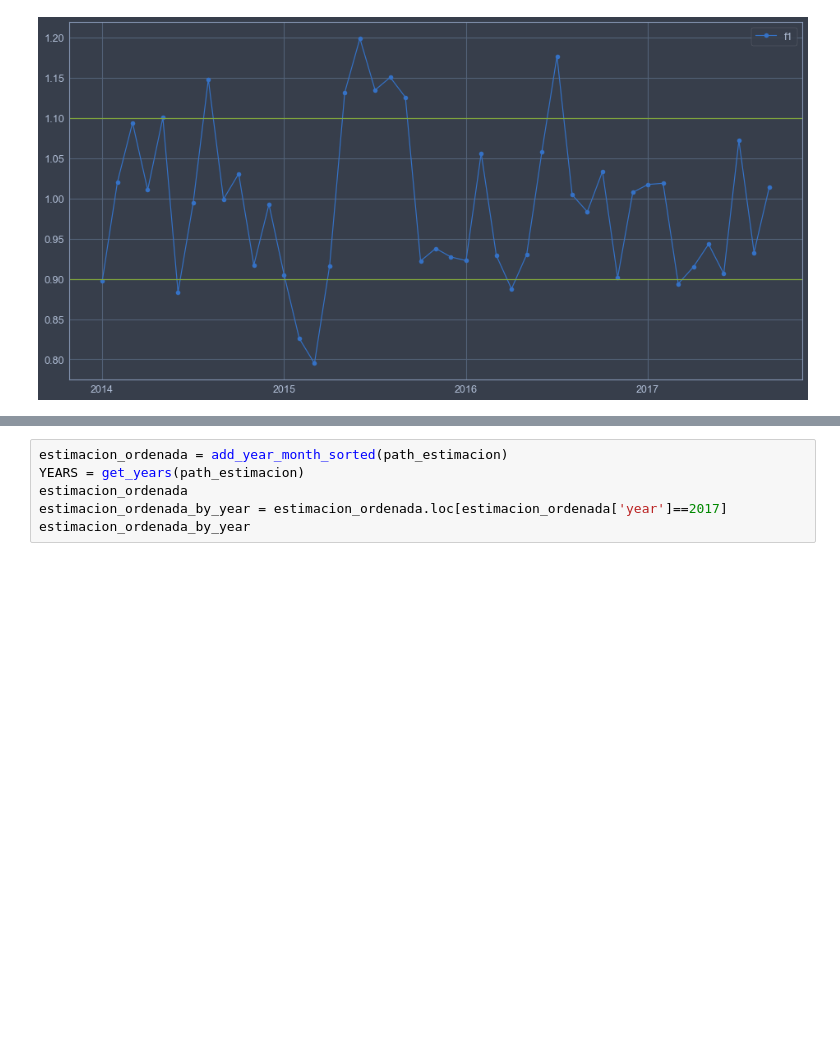
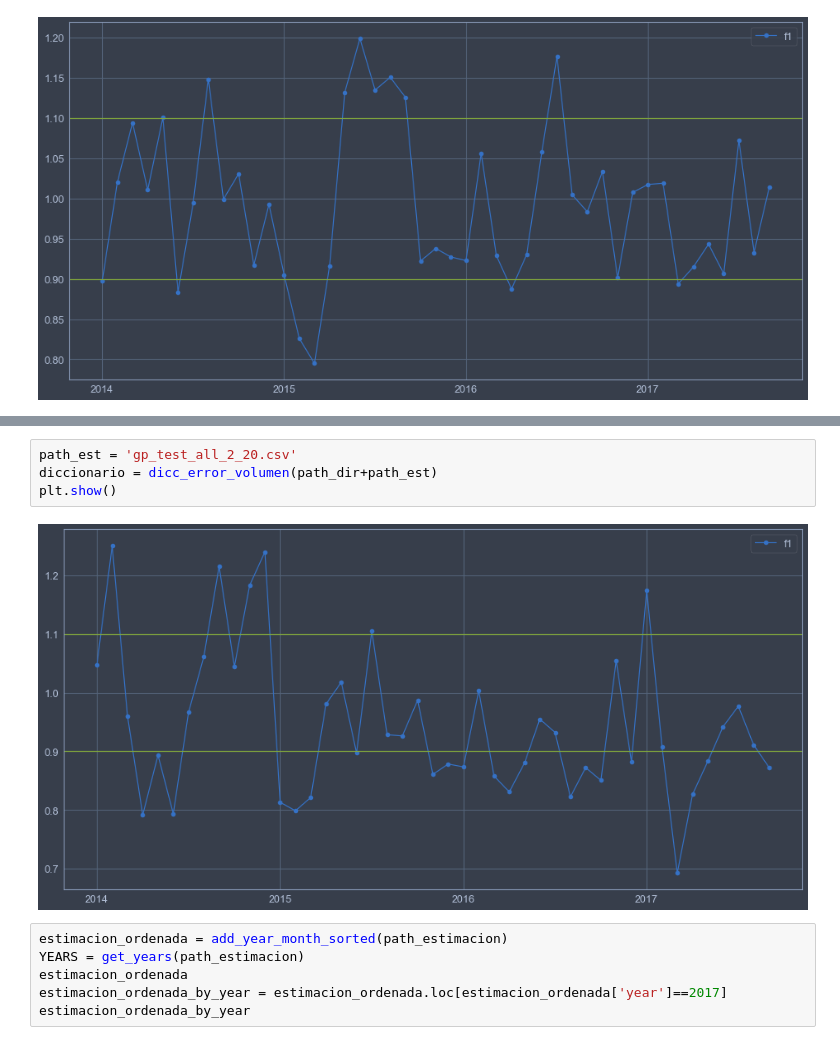
Before and after one commit to jpmerlet/gp_spc, a Jupyter notebook: code_git/f1_gp_ok.ipynb, the cells around one changed output, grey strips where cells are left out. Saved outputs shown, nothing was run; the diff lists cells and outputs as text; blank space fills up the shorter version.

```diff
--- a/code_git/f1_gp_ok.ipynb
+++ b/code_git/f1_gp_ok.ipynb
@@ -133,3 +139,9 @@ plt.show()
+# %%
+path_est = 'gp_test_all_2_20.csv'
+diccionario = dicc_error_volumen(path_dir+path_est)
+plt.show()
+# %% [output]
+[figure, added]
 # %%
 estimacion_ordenada = add_year_month_sorted(path_estimacion)
 YEARS = get_years(path_estimacion)
```
Also changed, not shown: parts of 2 cells of this notebook.
